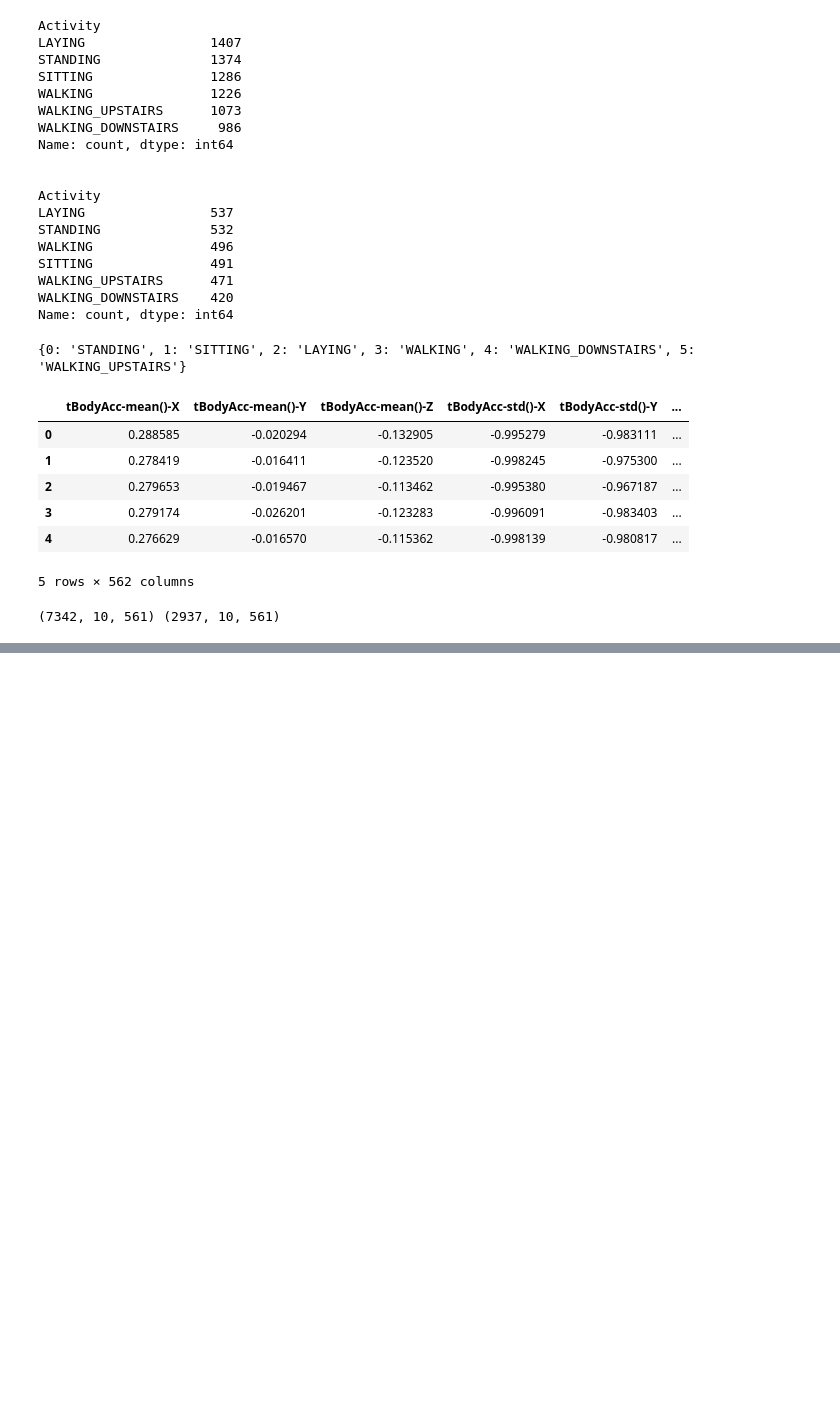
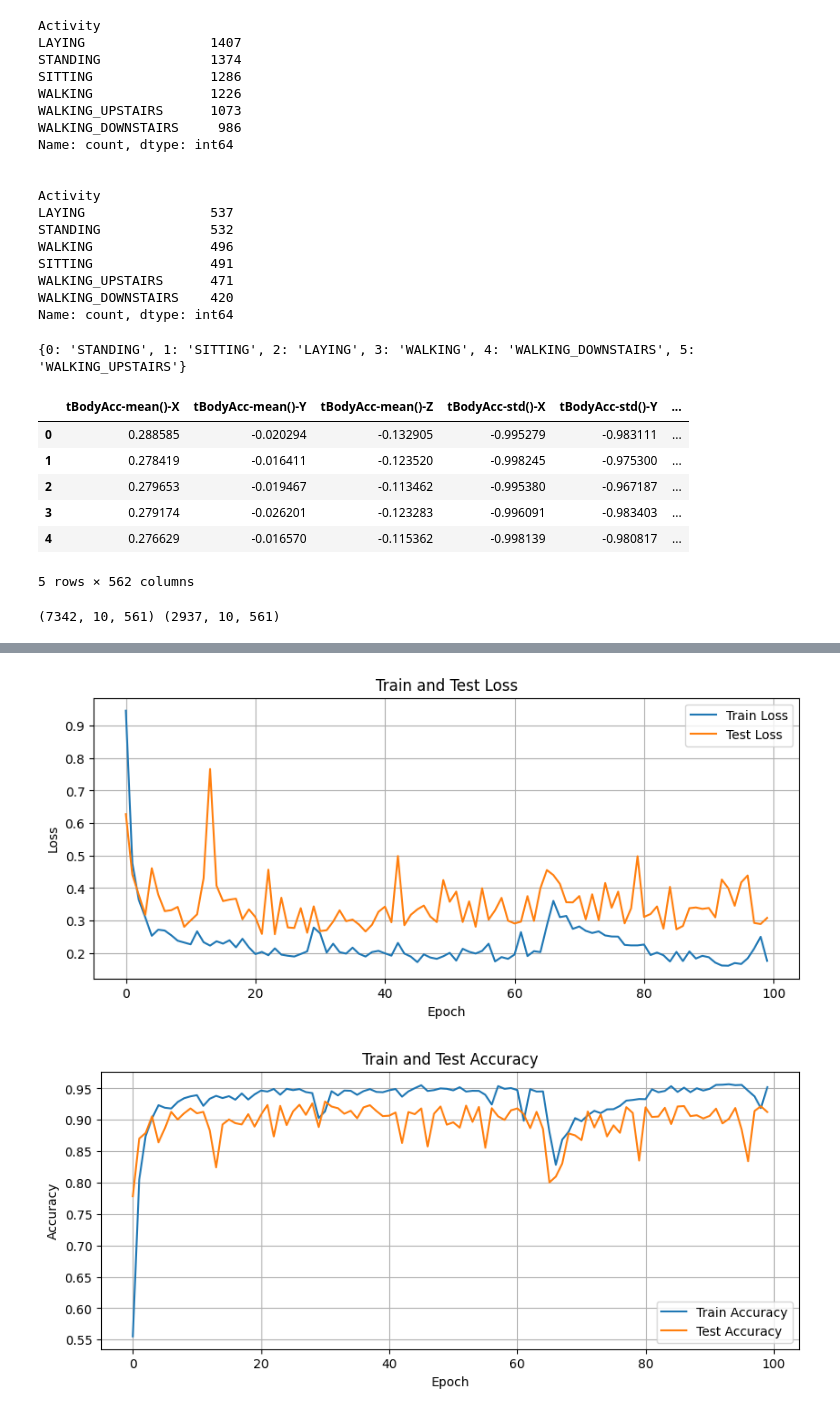
Before and after one commit to andrea-tonello/ActivityLSTM, a Jupyter notebook: main.ipynb, the cells around one changed output, grey strips where cells are left out. Saved outputs shown, nothing was run; the diff lists cells and outputs as text; code cells hidden in the pictures; blank space fills up the shorter version.

```diff
--- a/main.ipynb
+++ b/main.ipynb
@@ -179,11 +182,21 @@ def evaluate(model, loader, criterion, device):
     return running_loss / total, correct / total
 # %%
 num_epochs = 100
+
+train_loss_list = []
+val_loss_list = []
+train_acc_list = []
+val_acc_list = []
 
 for epoch in range(num_epochs):
     train_loss, train_acc = train(model, train_loader, optimizer, criterion, device)
     val_loss, val_acc = evaluate(model, test_loader, criterion, device)
 
+    train_loss_list.append(train_loss)
+    val_loss_list.append(val_loss)
+    train_acc_list.append(train_acc)
+    val_acc_list.append(val_acc)
+
     if epoch == 0 or (epoch + 1) % 5 == 0:
         print(f"Epoch {epoch+1}/{num_epochs} | "
             f"Train Loss: {train_loss:.4f}, Train Acc: {train_acc:.4f} | "
@@ -208,0 +222,27 @@ Epoch 100/100 | Train Loss: 0.1788, Train Acc: 0.9529 | Val Loss: 0.3453, Val Ac
+# %%
+import matplotlib.pyplot as plt
+
+# Plot Loss
+plt.figure(figsize=(10, 4))
+plt.plot(train_loss_list, label='Train Loss')
+plt.plot(val_loss_list, label='Test Loss')
+plt.xlabel('Epoch')
+plt.ylabel('Loss')
+plt.title('Train and Test Loss')
+plt.legend()
+plt.grid()
+plt.show()
+
+# Plot Accuracy
+plt.figure(figsize=(10, 4))
+plt.plot(train_acc_list, label='Train Accuracy')
+plt.plot(val_acc_list, label='Test Accuracy')
+plt.xlabel('Epoch')
+plt.ylabel('Accuracy')
+plt.title('Train and Test Accuracy')
+plt.legend()
+plt.grid()
+plt.show()
+# %% [output]
+[figure, added]
+[figure, added]
```
Also changed, not shown: parts of 3 cells of this notebook, 1 other file.
